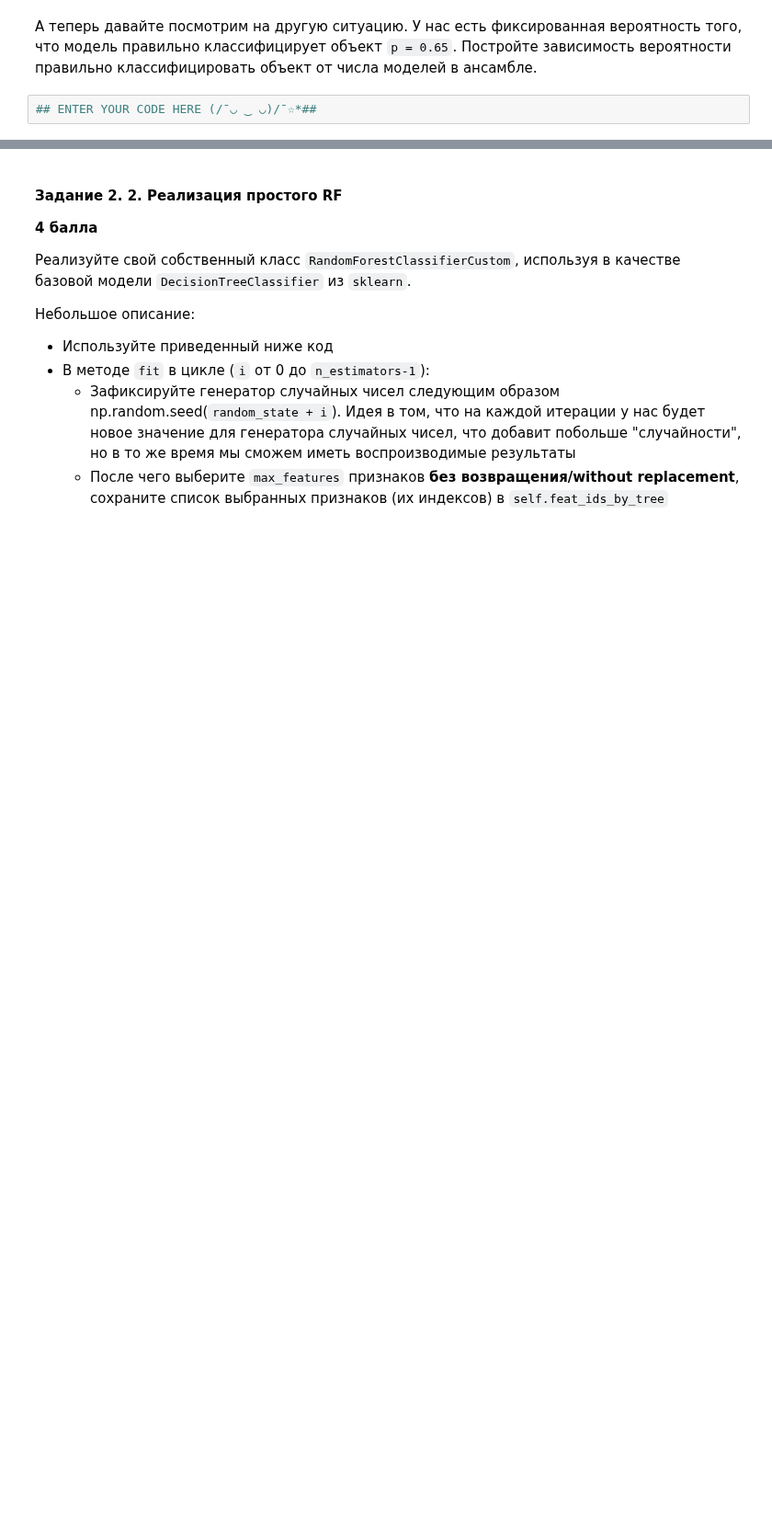
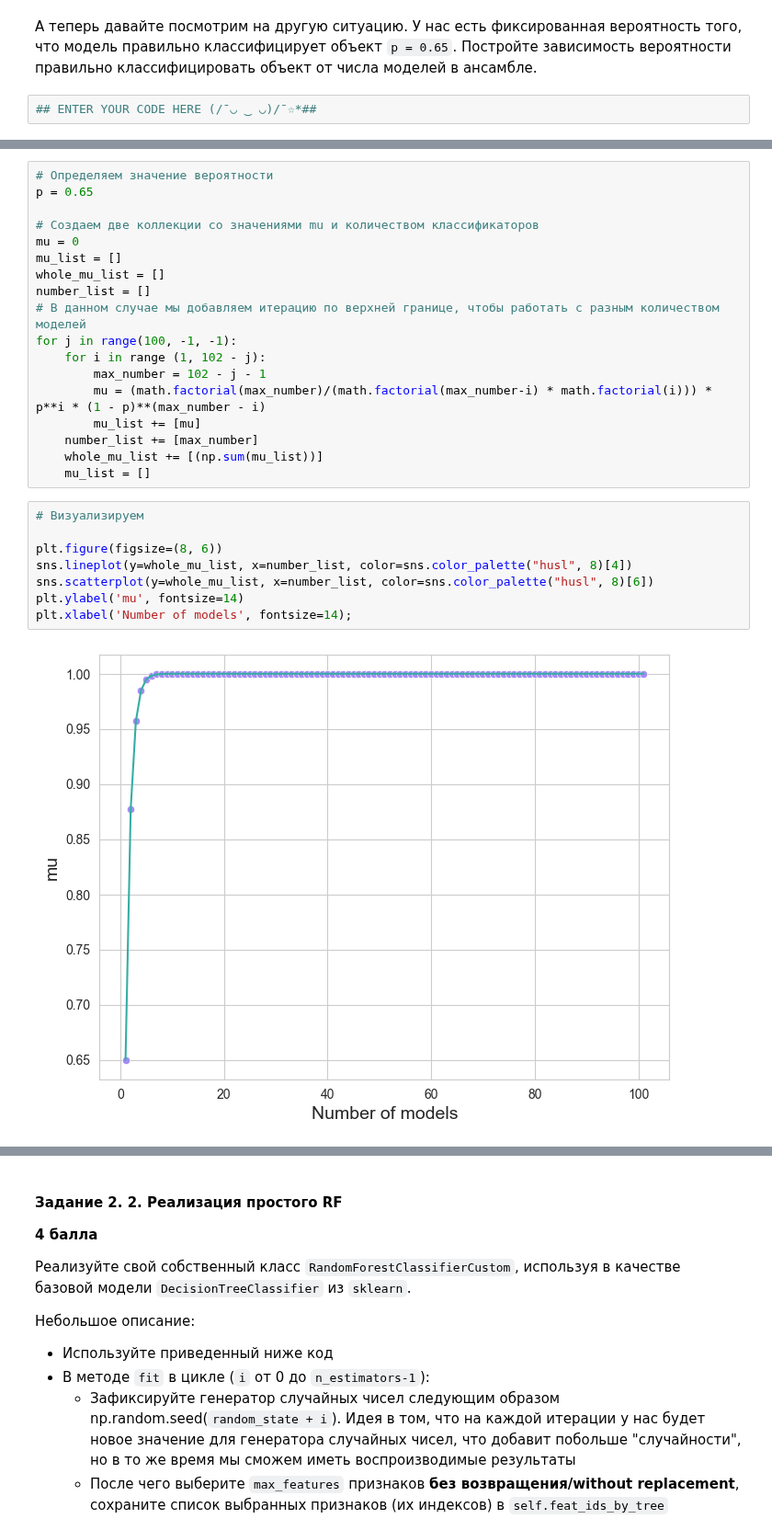
Before and after one commit to EkaterinShitik/BI_ML_2024, a Jupyter notebook: hw5_ens/code/Ensembles.ipynb, the cells around one changed output, grey strips where cells are left out. Shown at 92% size. Saved outputs shown, nothing was run; the diff lists cells and outputs as text; blank space fills up the shorter version.

```diff
--- a/hw5_ens/code/Ensembles.ipynb
+++ b/hw5_ens/code/Ensembles.ipynb
@@ -90,0 +137,28 @@ $$ \large \mu = \sum_ {i = 51} ^ {101} C_{101} ^ ip ^ i (1-p) ^ {101-i} $$
+# %%
+# Определяем значение вероятности
+p = 0.65
+
+# Создаем две коллекции со значениями mu и количеством классификаторов
+mu = 0
+mu_list = []
+whole_mu_list = []
+number_list = []
+# В данном случае мы добавляем итерацию по верхней границе, чтобы работать с разным количеством моделей
+for j in range(100, -1, -1):
+    for i in range (1, 102 - j):
+        max_number = 102 - j - 1
+        mu = (math.factorial(max_number)/(math.factorial(max_number-i) * math.factorial(i))) * p**i * (1 - p)**(max_number - i)
+        mu_list += [mu]
+    number_list += [max_number]
+    whole_mu_list += [(np.sum(mu_list))]
+    mu_list = []
+# %%
+# Визуализируем
+
+plt.figure(figsize=(8, 6))
+sns.lineplot(y=whole_mu_list, x=number_list, color=sns.color_palette("husl", 8)[4])
+sns.scatterplot(y=whole_mu_list, x=number_list, color=sns.color_palette("husl", 8)[6])
+plt.ylabel('mu', fontsize=14)
+plt.xlabel('Number of models', fontsize=14);
+# %% [output]
+[figure, added]
```
Also changed, not shown: parts of 42 cells of this notebook.
